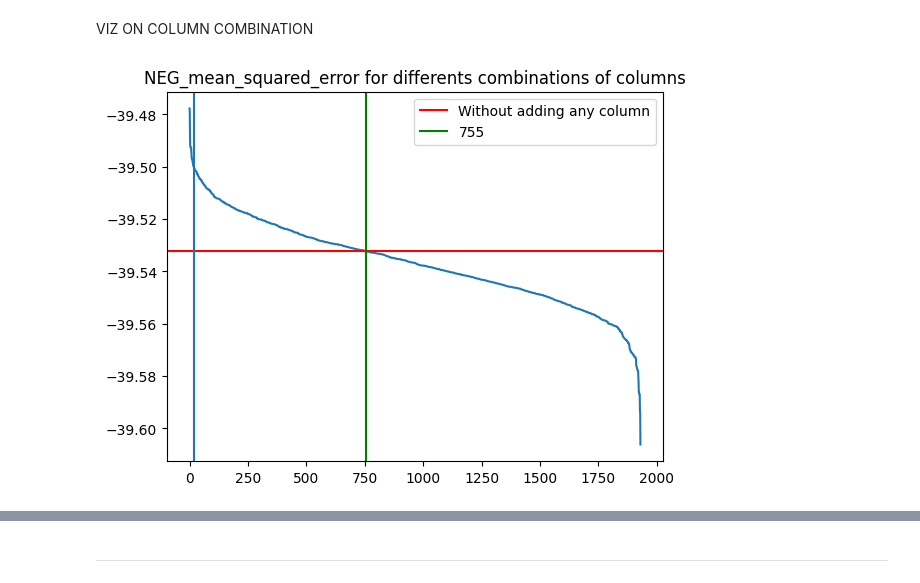
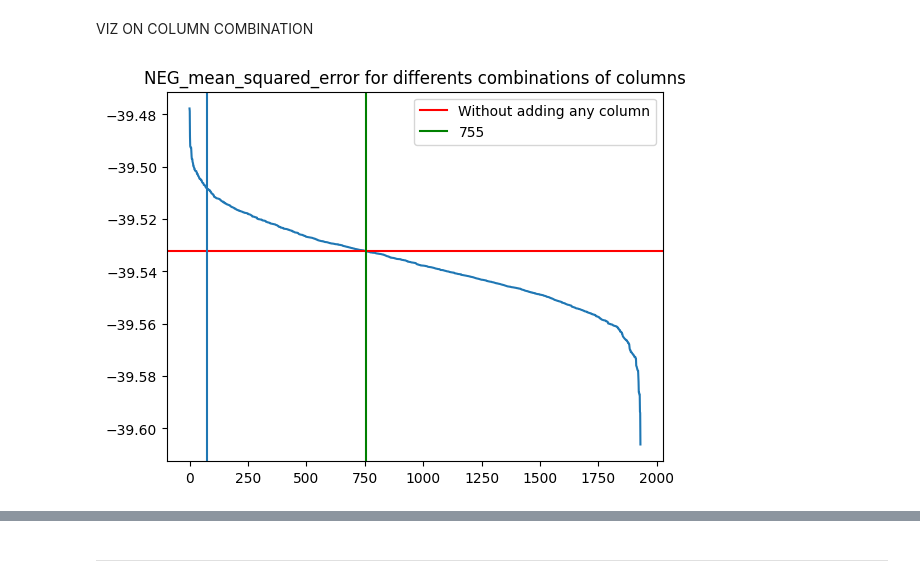
Before and after one commit to bparent11/kaggle-S5E2, a Jupyter notebook: work.ipynb, the cells around one changed output, grey strips where cells are left out. Cells and saved outputs as stored; diff of their text form; code cells hidden in the pictures.

```diff
--- a/work.ipynb
+++ b/work.ipynb
@@ -257,15 +257,15 @@ y = [value[1] for value in list(relevant_combinations.items())]
 # %%
 plt.plot(x, y)
 plt.axhline(relevant_combinations['no_column_added'], label="Without adding any column", color='red')
 plt.axvline(nb_of_combinations_better_that_no_adding_any_column, label=str(nb_of_combinations_better_that_no_adding_any_column), color='green')
-plt.axvline(20)
+plt.axvline(75)
 
 plt.title('NEG_mean_squared_error for differents combinations of columns')
 
 plt.legend()
 plt.show()
 # %% [output]
-[figure, old version]
+[figure, new version]
 # %%
 low, high = pd.Series(np.gradient(y, x)).quantile([0.01, 0.98])
 
```
Also changed, not shown: parts of 1 cell of this notebook, 4 other files.
